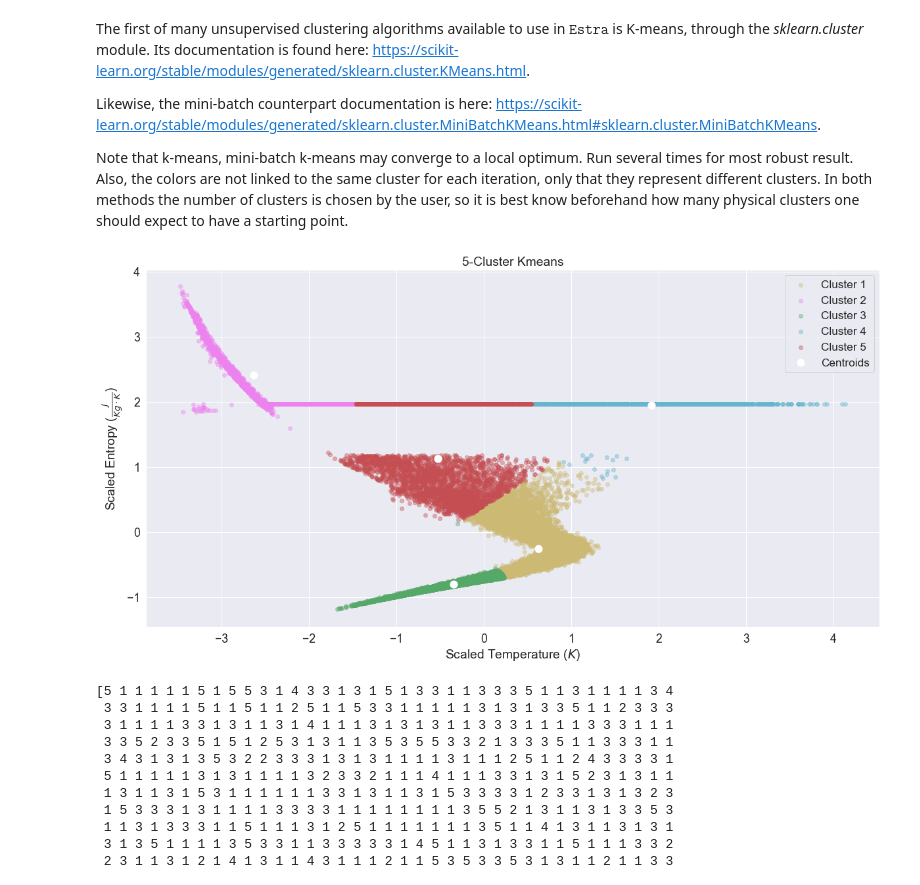
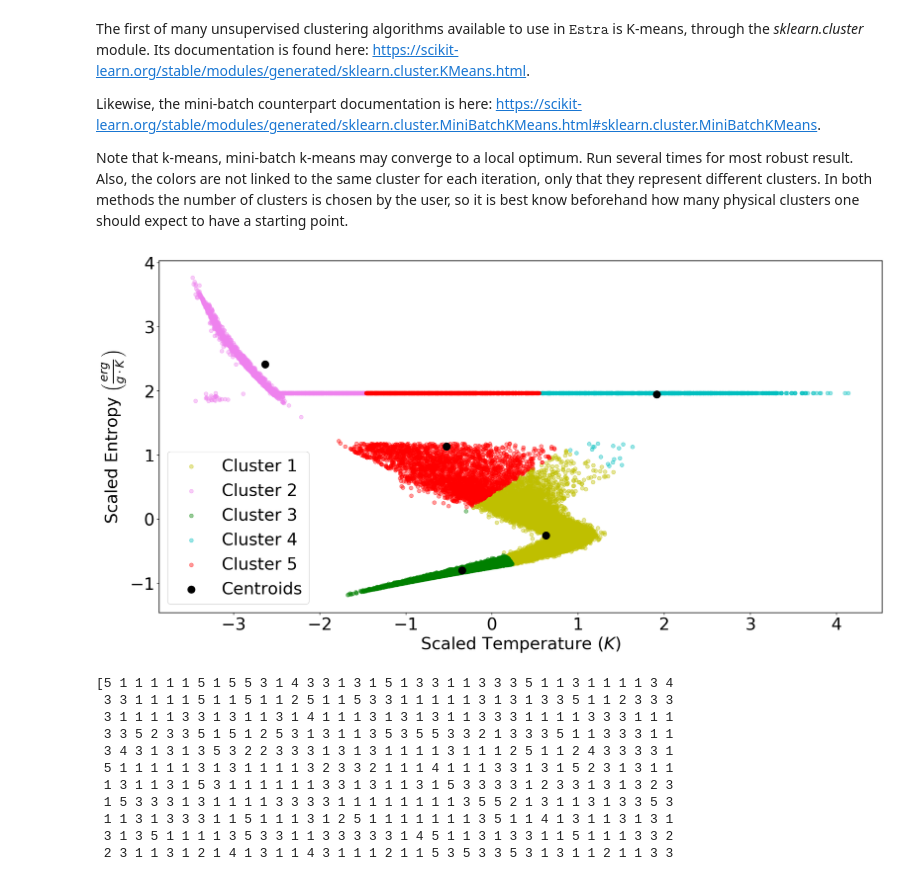
Before and after one commit to patrickaleo/estra, a Jupyter notebook: Notebooks/Estra.ipynb, the cells around one changed output. Saved outputs shown, nothing was run; the diff lists cells and outputs as text; code cells hidden in the pictures.

```diff
--- a/Notebooks/Estra.ipynb
+++ b/Notebooks/Estra.ipynb
@@ -9,6 +9,8 @@
 
 First we import the necessary libraries for analysis and visuals:
 # %%
+%config InlineBackend.figure_format='retina'
+
 # for analysis
 import pandas as pd
 import numpy as np
@@ -17,11 +19,23 @@ import scipy
 #for plotting
 import matplotlib.pyplot as plt
 import matplotlib.cm as cm
-import seaborn as sns; sns.set(font_scale=1.6)
+#import seaborn as sns; sns.set(font_scale=3)
 np.set_printoptions(suppress=True, threshold=np.nan)
 fig, ax = plt.subplots()
 plt.subplots(figsize=(20, 10))
 
+SMALL_SIZE = 8
+MEDIUM_SIZE = 10
+BIGGER_SIZE = 26
+
+plt.rc('font', size=BIGGER_SIZE)          # controls default text sizes
+plt.rc('axes', titlesize=BIGGER_SIZE)     # fontsize of the axes title
+plt.rc('axes', labelsize=BIGGER_SIZE)    # fontsize of the x and y labels
+plt.rc('xtick', labelsize=BIGGER_SIZE)    # fontsize of the tick labels
+plt.rc('ytick', labelsize=BIGGER_SIZE)    # fontsize of the tick labels
+plt.rc('legend', fontsize=BIGGER_SIZE)    # legend fontsize
+plt.rc('figure', titlesize=BIGGER_SIZE)  # fontsize of the figure title
+
 %matplotlib inline
 # %% [markdown]
 From Section 2.1 in the corresponding paper, follow the instructions to prepare the simulation as a .csv file for import. Once in a .csv format, use the pandas library to import this file as a dataframe:
@@ -150,40 +164,43 @@ plt.subplots(figsize=(20, 10)) #Make figure size reasonable
 # Load our data and find the standard score
 X = temp_and_ent
 X = scaler.fit_transform(X)
 
 # Create our K-means method
 kmeans = KMeans(n_clusters=5, #specifies 4 clusters
                 init='k-means++', #selects initial cluster centers intelligently
                 max_iter=300, #max number of iterations of single run
                 n_init=50, #number of times to be run w/ different centriod seeding
                 random_state=42) #Use a new random number generator seeded by 42
 kmeans.fit_predict(X) # Applying k-means clustering
 centroids = kmeans.cluster_centers_ #Coordinates of cluster centers with shape [n_clusters, n_features]
 labels = kmeans.labels_ #Labels of each point to distinguish cluster membership
 
 unique_clusters = np.unique(labels) #find the unique cluster membership labels
 colors = ['y','violet','g','c','r'] #will assign a color per cluster
 
 #For each cluster membership label, plot all SPH particles and centriods. Distinguish with different colors
 for i, j in enumerate(unique_clusters):
     xi = [X[:,0][k] for k in range(len(X)) if labels[k] == j]
     yi = [X[:,1][k] for k in range(len(X)) if labels[k] == j]
     plt.scatter(xi, yi, s=35, c=colors[i], alpha=0.4, label='Cluster '+ str(j+1))
-plt.scatter(centroids[:,0], centroids[:,1], s=125, marker='o', c=['white'], alpha=1.0, label='Centroids')
+plt.scatter(centroids[:,0], centroids[:,1], s=125, marker='o', c=['black'], alpha=1.0, label='Centroids')
 
 #Plot!
 plt.rcParams['axes.linewidth'] = 1.2
-ax.tick_params(labelsize=14)
-plt.legend(loc='best', fontsize='xx-large')
-plt.xlabel(r"Scaled Temperature ($K$)")
-plt.ylabel(r"Scaled Entropy ($\frac{J}{Kg \cdot K}$)")
-plt.title('5-Cluster Kmeans')
+plt.rcParams['axes.labelsize'] = 26
+ax.tick_params(axis='both', which='major', labelsize=26)
+ax.tick_params(axis='both', which='minor', labelsize=26)
+ax.tick_params(labelsize=24)
+plt.legend(loc='best', fontsize=26)
+plt.xlabel(r"Scaled Temperature ($K$)", fontsize=26)
+plt.ylabel(r"Scaled Entropy $\left(\frac{erg}{g \cdot K} \right)$", fontsize=26)
+#plt.title('5-Cluster Kmeans')
 #plt.show()
 
 #Save fig!
 plt.savefig('5clus_Kmeans.jpg', format='jpg', dpi=300, bbox_inches='tight')
 # %% [output]
-[figure, old version]
+[figure, new version]
 # %%
 f = open("kmeans_bad_5clus_id.txt", "w+") # create a new .txt file to write out cluster membership id
 
```
Also changed, not shown: parts of 1 cell of this notebook, 1 other file.
